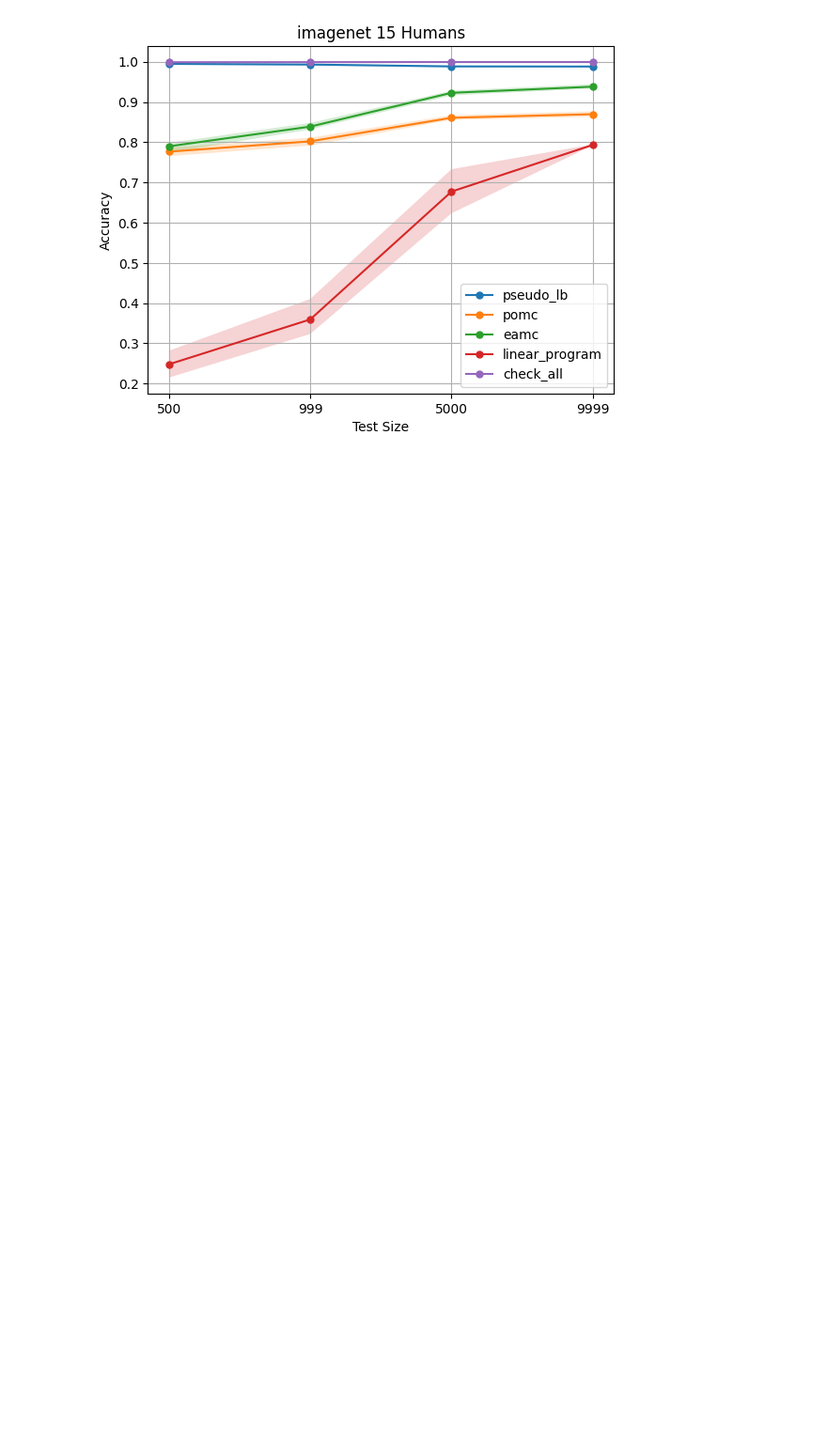
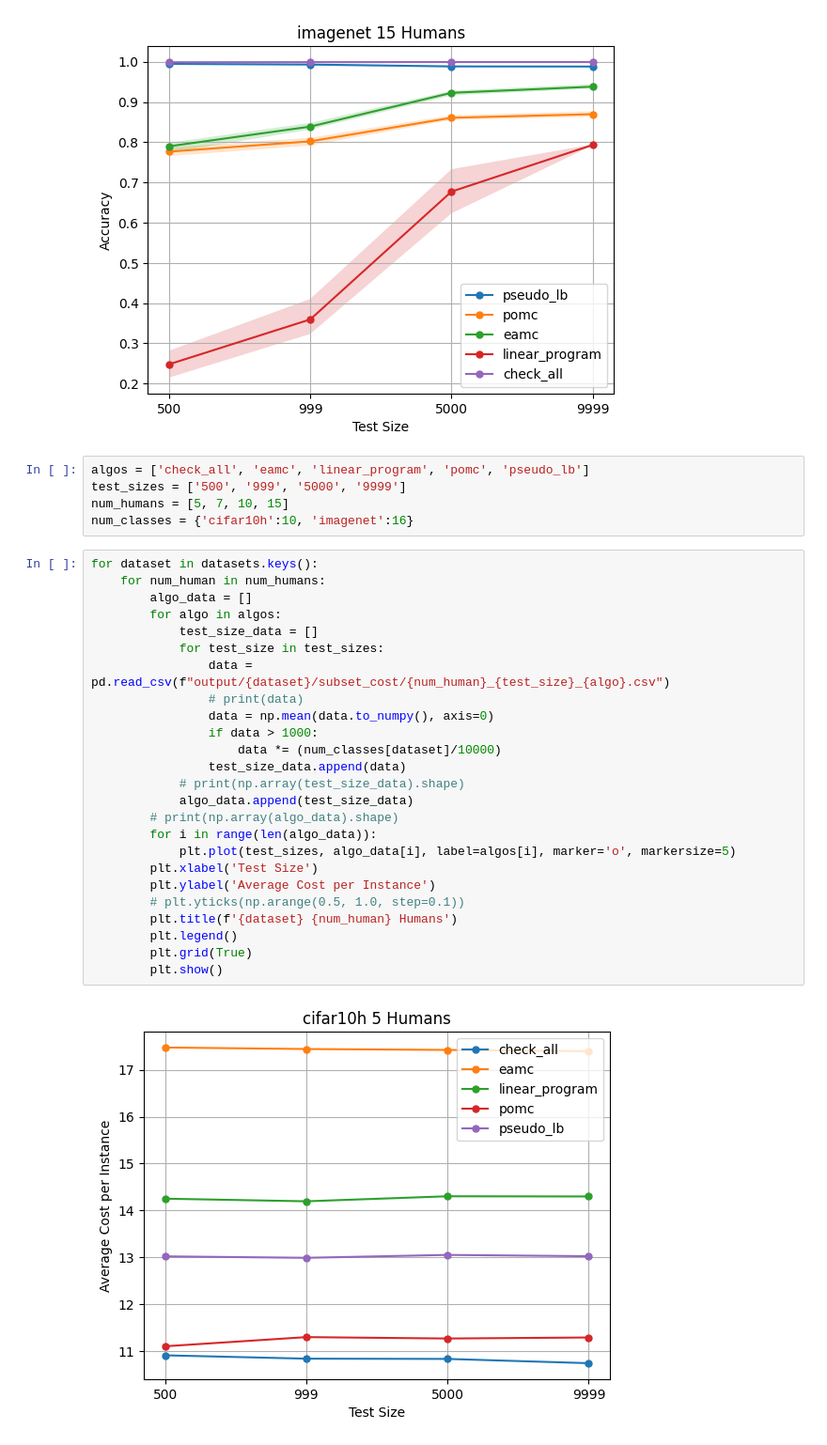
Before and after one commit to pranav-mallela/PLACO-Framework, a Jupyter notebook: ECAI_plots.ipynb, the cells around one changed output. Shown at 94% size. Drawn from its saved outputs; the diff is of its cells as text; blank space fills up the shorter version.

Commit message:
ECAI plots notebook cost

```diff
--- a/ECAI_plots.ipynb
+++ b/ECAI_plots.ipynb
@@ -49,3 +49,35 @@ for dataset,filename in datasets.items():
 [figure]
 [figure]
 [figure]
+# %%
+algos = ['check_all', 'eamc', 'linear_program', 'pomc', 'pseudo_lb']
+test_sizes = ['500', '999', '5000', '9999']
+num_humans = [5, 7, 10, 15]
+num_classes = {'cifar10h':10, 'imagenet':16}
+# %%
+for dataset in datasets.keys():
+    for num_human in num_humans:
+        algo_data = []
+        for algo in algos:
+            test_size_data = []
+            for test_size in test_sizes:
+                data = pd.read_csv(f"output/{dataset}/subset_cost/{num_human}_{test_size}_{algo}.csv")
+                # print(data)
+                data = np.mean(data.to_numpy(), axis=0)
+                if data > 1000:
+                    data *= (num_classes[dataset]/10000)
+                test_size_data.append(data)
+            # print(np.array(test_size_data).shape)
+            algo_data.append(test_size_data)
+        # print(np.array(algo_data).shape)
+        for i in range(len(algo_data)):
+            plt.plot(test_sizes, algo_data[i], label=algos[i], marker='o', markersize=5)
+        plt.xlabel('Test Size')
+        plt.ylabel('Average Cost per Instance')
+        # plt.yticks(np.arange(0.5, 1.0, step=0.1))
+        plt.title(f'{dataset} {num_human} Humans')
+        plt.legend()
+        plt.grid(True)
+        plt.show()
+# %% [output]
+[figure, added]
```
Also changed, not shown: parts of 1 cell of this notebook.
